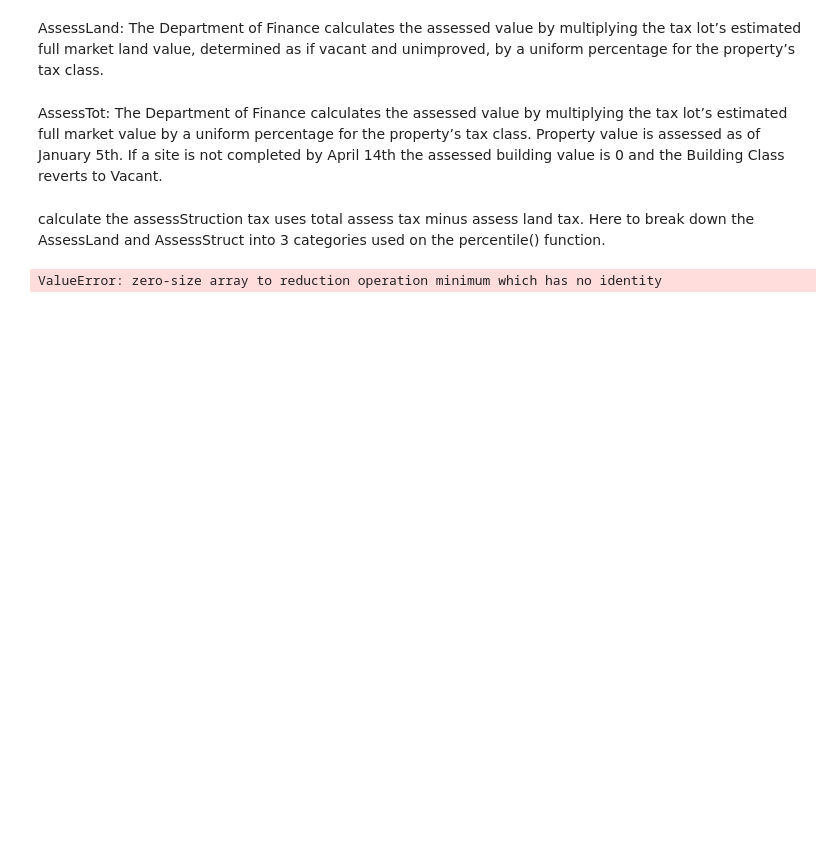
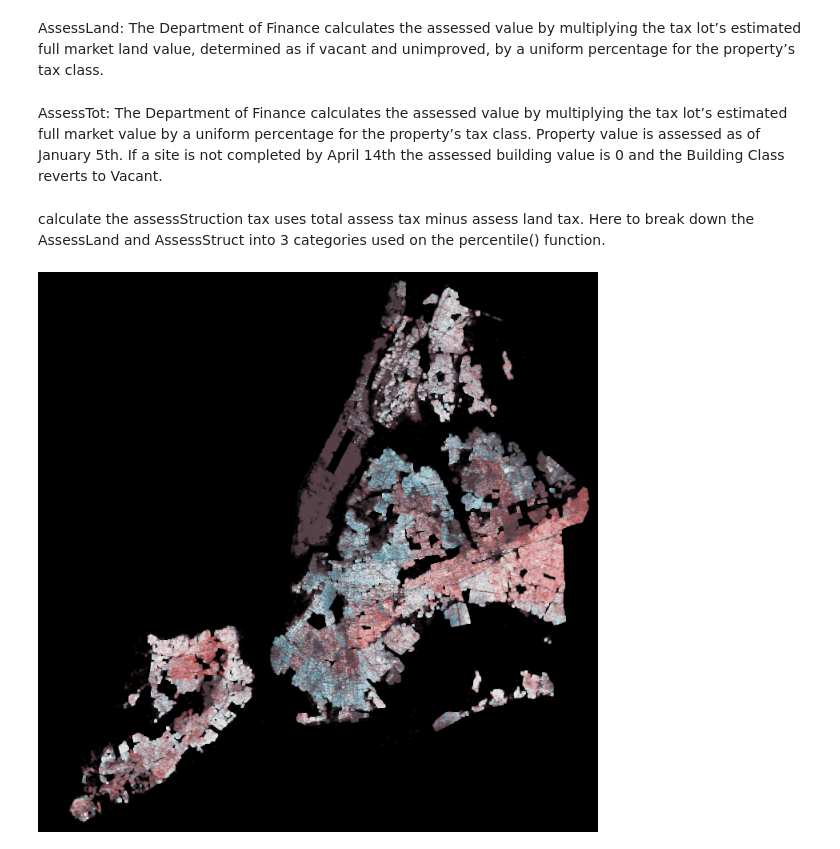
Before and after one commit to czhu505/Data608, a Jupyter notebook: Data608.Module2.ipynb, the cells around one changed output. Saved outputs shown, nothing was run; the diff lists cells and outputs as text; code cells hidden in the pictures; blank space fills up the shorter version.

```diff
--- a/Data608.Module2.ipynb
+++ b/Data608.Module2.ipynb
@@ -350,8 +351,8 @@ color_key = {
 # %%
 NewYorkCity = (( -74.29,  -73.69), (40.49, 40.92))
 cvs = ds.Canvas(700, 700, *NewYorkCity)
 agg = cvs.points(ny, 'lon', 'lat', ds.count_cat('AssessAll3tile'))
 view = tf.shade(agg, color_key = color_key)
-export(tf.spread(view, px=1), 'bivariate')
+export(tf.spread(view, px=1), 'clorpleth')
 # %% [output]
-ValueError: zero-size array to reduction operation minimum which has no identity
+[figure, added]
```
Also changed, not shown: parts of 2 cells of this notebook.
